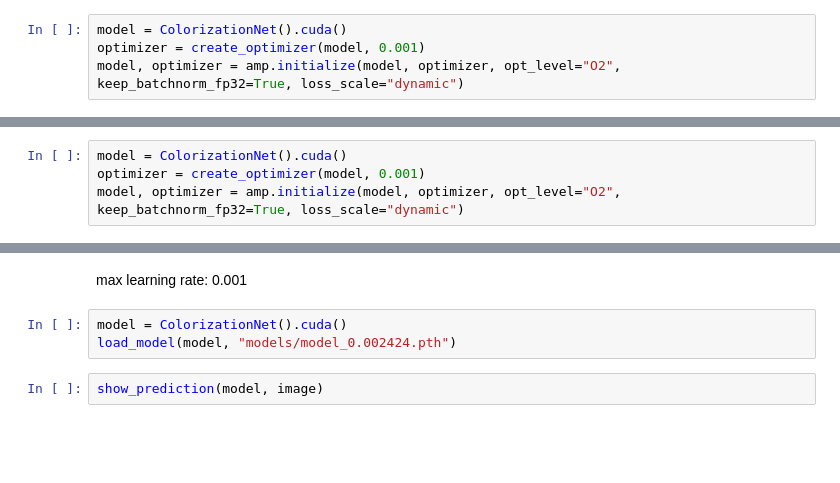
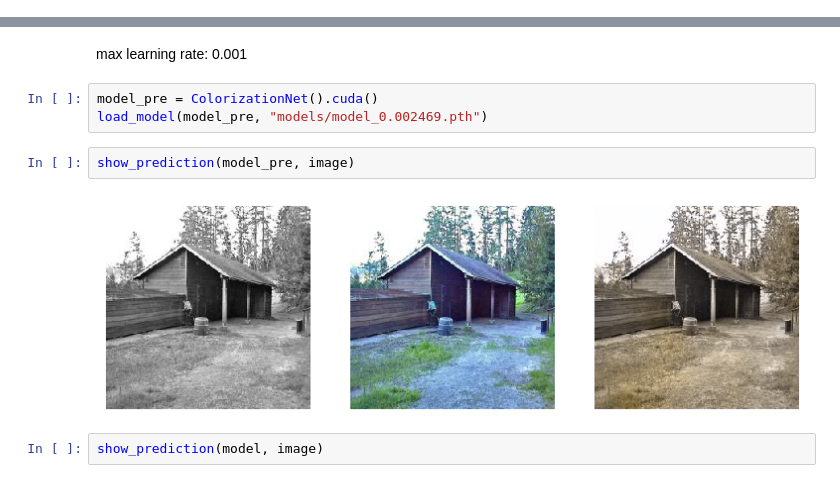
Before and after one commit to usfzhou2/Image-Colorization, a Jupyter notebook: project_resnet_val256.ipynb, the cells around one changed output, grey strips where cells are left out. Saved outputs shown, nothing was run; the diff lists cells and outputs as text; blank space fills up the shorter version.

```diff
--- a/project_resnet_val256.ipynb
+++ b/project_resnet_val256.ipynb
@@ -259,6 +280,2 @@ models/model_0.002424.pth
 # %% [markdown]
 max learning rate: 0.01
-# %%
-model = ColorizationNet().cuda()
-optimizer = create_optimizer(model, 0.001)
-model, optimizer = amp.initialize(model, optimizer, opt_level="O2", keep_batchnorm_fp32=True, loss_scale="dynamic")
@@ -303,6 +282,2 @@ models/model_0.002318.pth
 # %% [markdown]
 max learning rate: 0.03
-# %%
-model = ColorizationNet().cuda()
-optimizer = create_optimizer(model, 0.001)
-model, optimizer = amp.initialize(model, optimizer, opt_level="O2", keep_batchnorm_fp32=True, loss_scale="dynamic")
@@ -379,8 +319,12 @@ image = "data/val_256/Places365_val_00034662.jpg"
 # %% [markdown]
 max learning rate: 0.001
 # %%
-model = ColorizationNet().cuda()
-load_model(model, "models/model_0.002424.pth")
+model_pre = ColorizationNet().cuda()
+load_model(model_pre, "models/model_0.002469.pth")
+# %%
+show_prediction(model_pre, image)
+# %% [output]
+[figure, added]
 # %%
 show_prediction(model, image)
 # %% [output]
```
Also changed, not shown: parts of 13 cells of this notebook.
